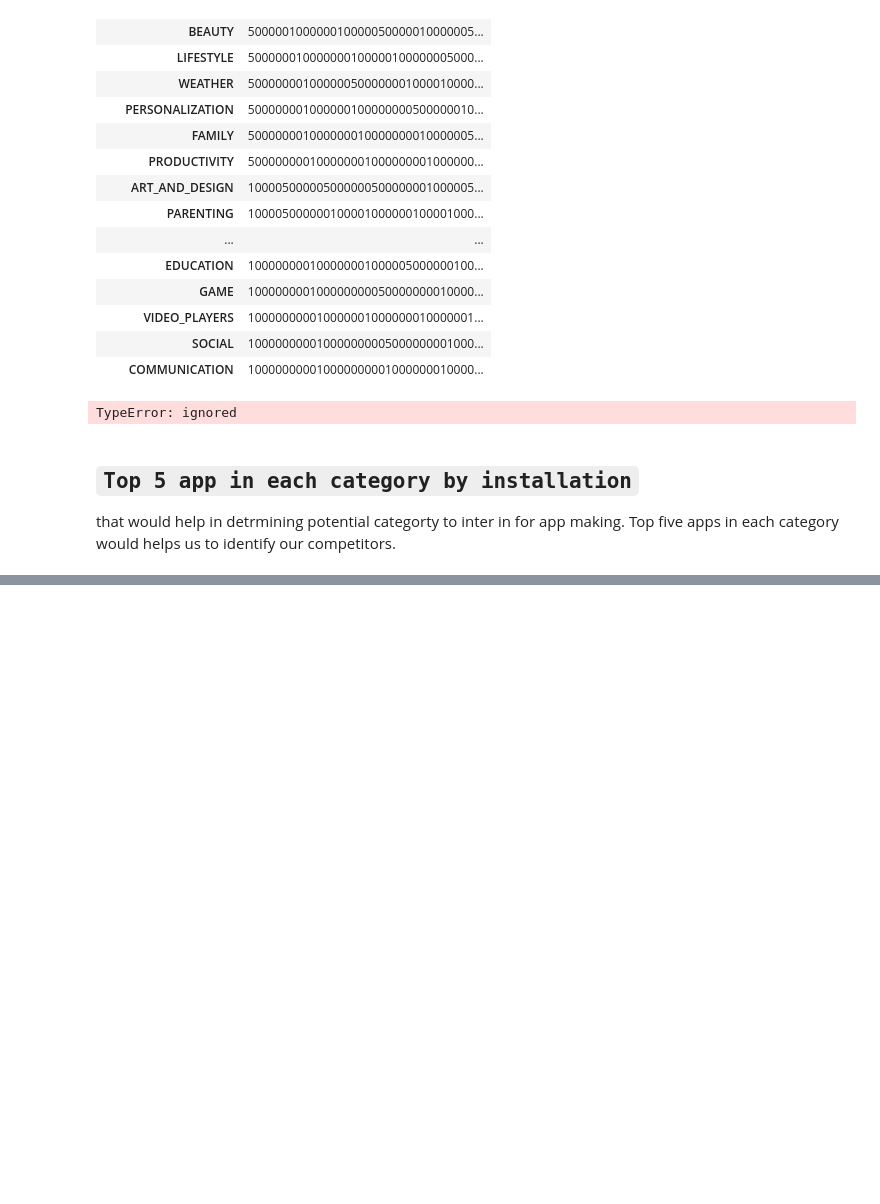
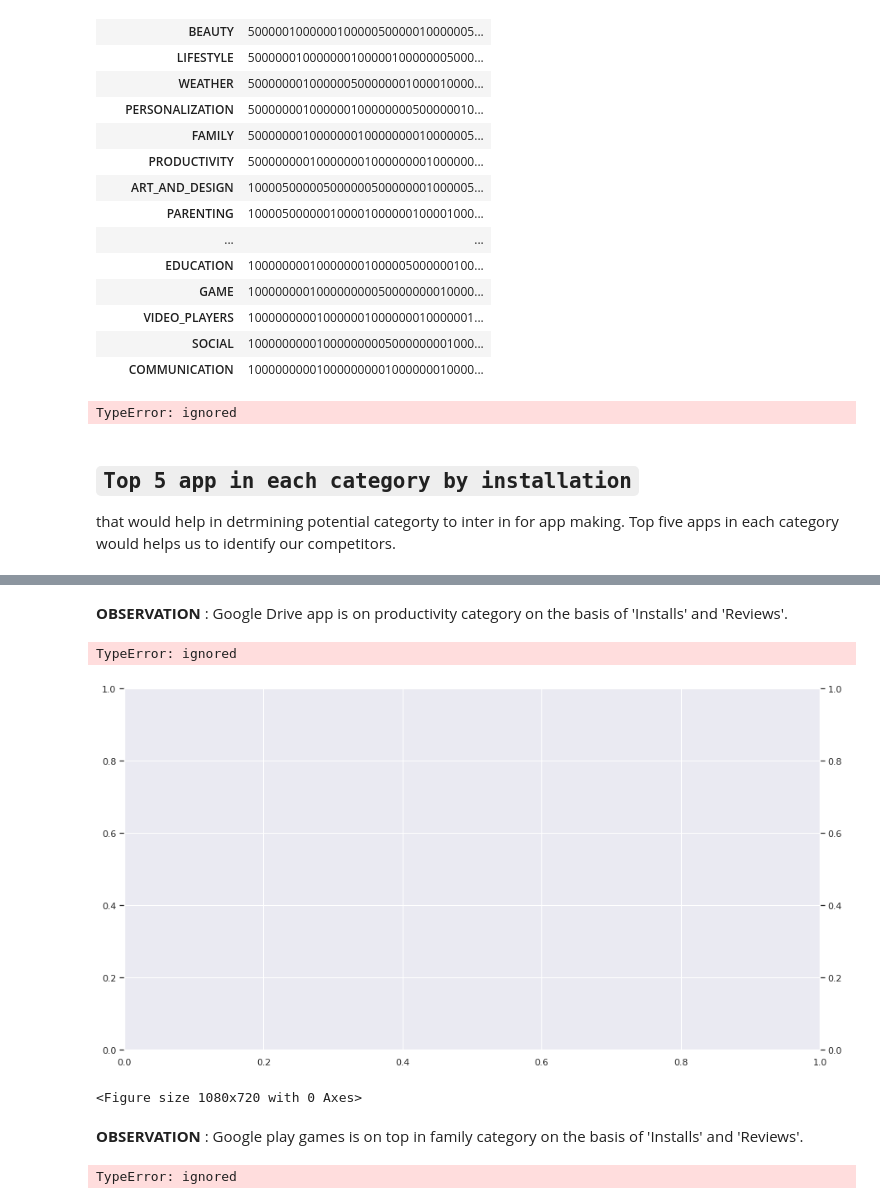
Before and after one commit to itsmimahi/Play-Store-App-Data-Analysis, a Jupyter notebook: My_EDA_.ipynb, the cells around one changed output, grey strips where cells are left out. Drawn from its saved outputs; the diff is of its cells as text; code cells hidden in the pictures; blank space fills up the shorter version.

```diff
--- a/My_EDA_.ipynb
+++ b/My_EDA_.ipynb
@@ -677,0 +714,42 @@ top5_social_app_by_install.Installs.plot(kind='bar', color='darkorange', ax=ax
+# %% [markdown]
+**OBSERVATION** : Google Drive app is on productivity category on the basis of 'Installs' and 'Reviews'.
+# %%
+# Top 5 Family app.
+
+fig = plt.figure()
+plt.figure(figsize(15,10))
+
+import matplotlib.ticker as ticker
+
+ax = fig.add_subplot(111)
+ax2 = ax.twinx()
+
+width = 0.4
+top5_family_app_by_installs = app_df[app_df['Category']=='FAMILY'].groupby(['App']).agg({'Installs': np.sum, 'Reviews': np.sum})\
+.sort_values('Installs',ascending = False).head()
+top5_family_app_by_installs.Installs.plot(kind='bar', color='darkorange', ax=ax, width=width, position=1)
+top5_family_app_by_installs.Reviews.plot(kind='bar', color='deepskyblue', ax=ax2, width=width, position=0)
+ax.yaxis.set_major_formatter(ticker.funcformatter(lambda x, pos: '{:,.0f}', format(x/1000000) + 'M'))
+ax2.yaxis.set_major_formatter(ticker.funcformatter(lambda x, pos:'{:,.0f}', format(x/1000) + 'K'))
+
+ax.set_ylabel('Installs')
+ax.set_title('Top 5 family app')
+ax2.set_ylabel('Reviews')
+
+plt.show()
+# %% [output]
+TypeError: ignored
+[figure, added]
+<Figure size 1080x720 with 0 Axes>
+# %% [markdown]
+**OBSERVATION** : Google play games is on top in family category on the basis of 'Installs' and 'Reviews'.
+# %%
+# Top 5 apps in photography.
+top5_photography_app_installs = app_df[app_df['Category']=='PHOTOGRAPHY'].groupby(['App']).agg({'Installs': np.sum}).sort_values('Installs', ascending=False).head()
+top5_photography_app_installs.sort_values('Installs').plot(kind='bar')
+
+plt.xlabel('No of installations')
+plt.ylabel('Apps')
+plt.title('Top 5 apps in photography category')
+# %% [output]
+TypeError: ignored
```
Also changed, not shown: parts of 46 cells of this notebook.
